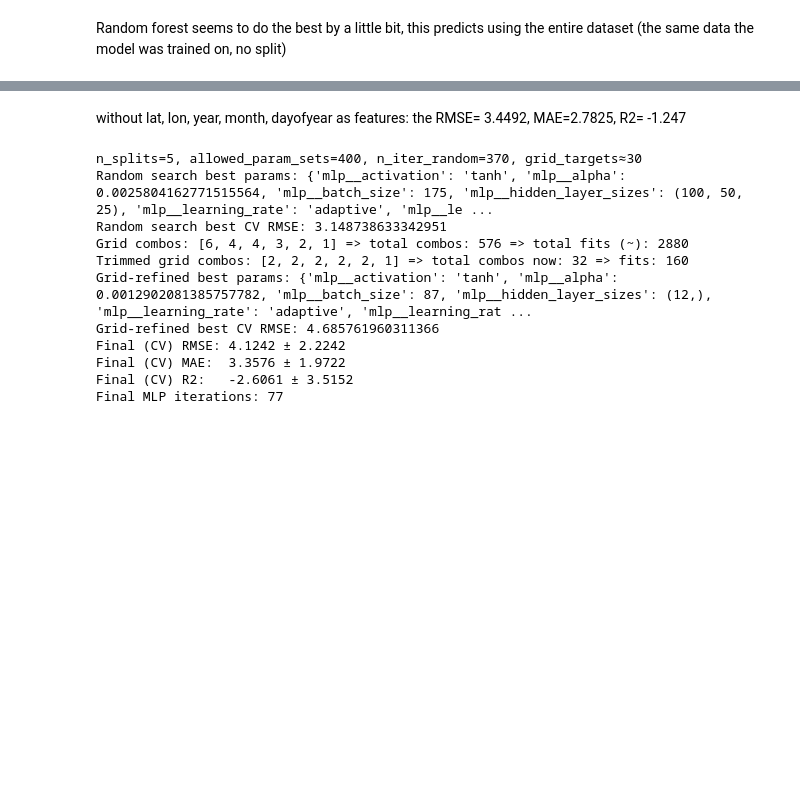
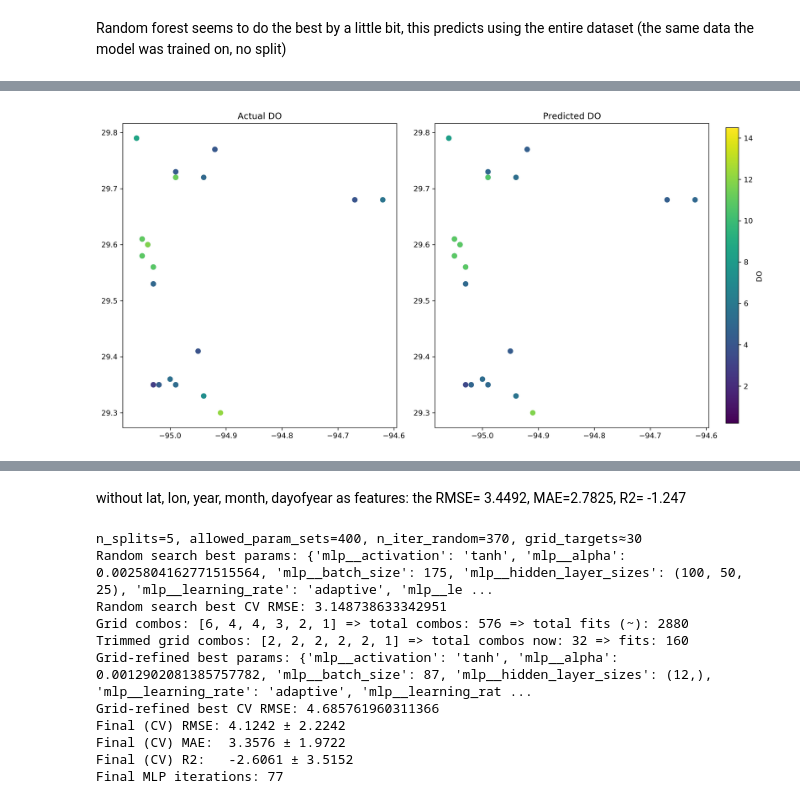
Before and after one commit to inmang13/ESDA_FinalProj_GalvestonBay, a Jupyter notebook: sample_model_eval.ipynb, the cells around one changed output, grey strips where cells are left out. Saved outputs shown, nothing was run; the diff lists cells and outputs as text; code cells hidden in the pictures; blank space fills up the shorter version.

Commit message:
added a plot with new features

```diff
--- a/sample_model_eval.ipynb
+++ b/sample_model_eval.ipynb
@@ -553,3 +554,43 @@ Full dataset R2:   0.5841
+# %%
+import geopandas as gpd
+from shapely.geometry import Point
+
+#want to map the actual and predicted DO
+df_compare = pd.DataFrame({
+    'lat':X[' lat'],
+    'lon':X[' lon'],
+    'DO_actual': np.ravel(y),
+    'DO_pred': y_pred
+})
+# Convert to GeoDataFrame
+geometry = [Point(xy) for xy in zip(df_compare["lon"], df_compare["lat"])]
+gdf = gpd.GeoDataFrame(df_compare, geometry=geometry, crs="EPSG:4326")  # WGS84
+
+fig, axes = plt.subplots(1, 2, figsize=(12,8), dpi=300)
+
+# Shared color limits
+vmin = min(gdf["DO_actual"].min(), gdf["DO_pred"].min())
+vmax = max(gdf["DO_actual"].max(), gdf["DO_pred"].max())
+
+# Actual DO
+gdf.plot(column="DO_actual", cmap="viridis", legend=False, ax=axes[0], markersize=40, vmin=vmin, vmax=vmax)
+axes[0].set_title("Actual DO")
+
+# Predicted DO
+gdf.plot(column="DO_pred", cmap="viridis", legend=False, ax=axes[1], markersize=40, vmin=vmin, vmax=vmax)
+axes[1].set_title("Predicted DO")
+
+# Add one shared colorbar
+sm = plt.cm.ScalarMappable(cmap="viridis", norm=plt.Normalize(vmin=vmin, vmax=vmax))
+sm._A = []  # dummy array for colorbar
+cbar_ax = fig.add_axes([1, 0.15, 0.02, 0.7])
+cbar = fig.colorbar(sm, cax=cbar_ax)
+cbar.set_label("DO")
+
+plt.tight_layout()
+plt.show()
+# %% [output]
+[figure, added]
 # %%
 ### Model 4: Gradient Boosting Regressor
 # %%
```
Also changed, not shown: parts of 3 cells of this notebook.
